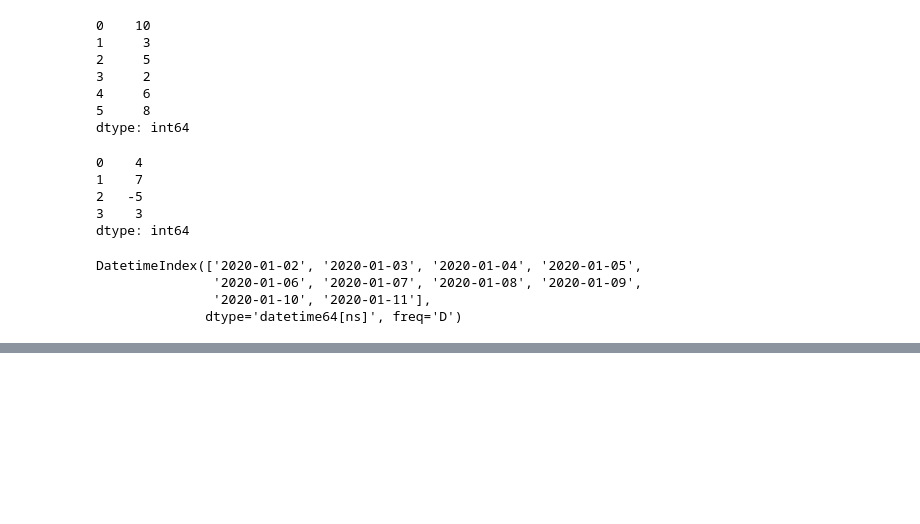
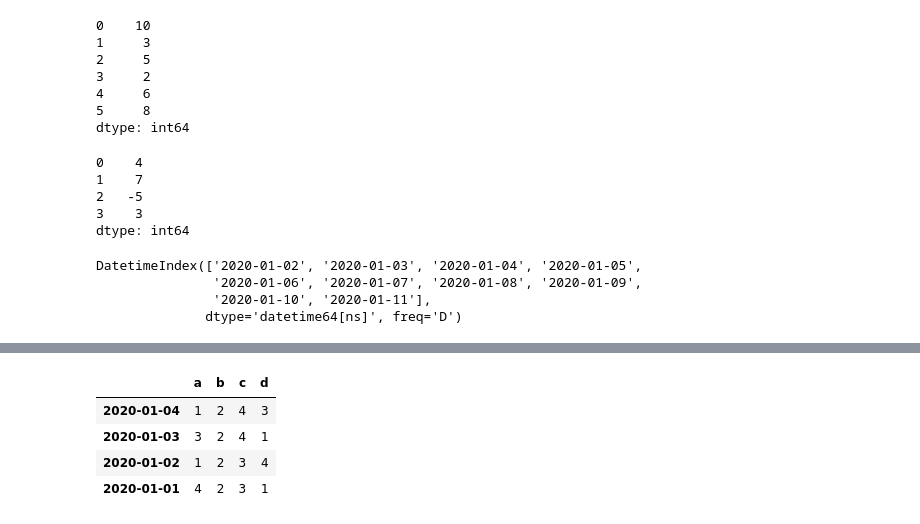
Before and after one commit to rlfwo93/machine-learning, a Jupyter notebook: pratice_pandas.ipynb, the cells around one changed output, grey strips where cells are left out. Drawn from its saved outputs; the diff is of its cells as text; code cells hidden in the pictures; blank space fills up the shorter version.

```diff
--- a/pratice_pandas.ipynb
+++ b/pratice_pandas.ipynb
@@ -47,0 +143,8 @@ ValueError: ignored
+# %%
+df.sort_index(axis=0, ascending=False)
+# %% [output]
+|  | a | b | c | d |
+| 2020-01-04 | 1 | 2 | 4 | 3 |
+| 2020-01-03 | 3 | 2 | 4 | 1 |
+| 2020-01-02 | 1 | 2 | 3 | 4 |
+| 2020-01-01 | 4 | 2 | 3 | 1 |
```
Also changed, not shown: parts of 23 cells of this notebook.
